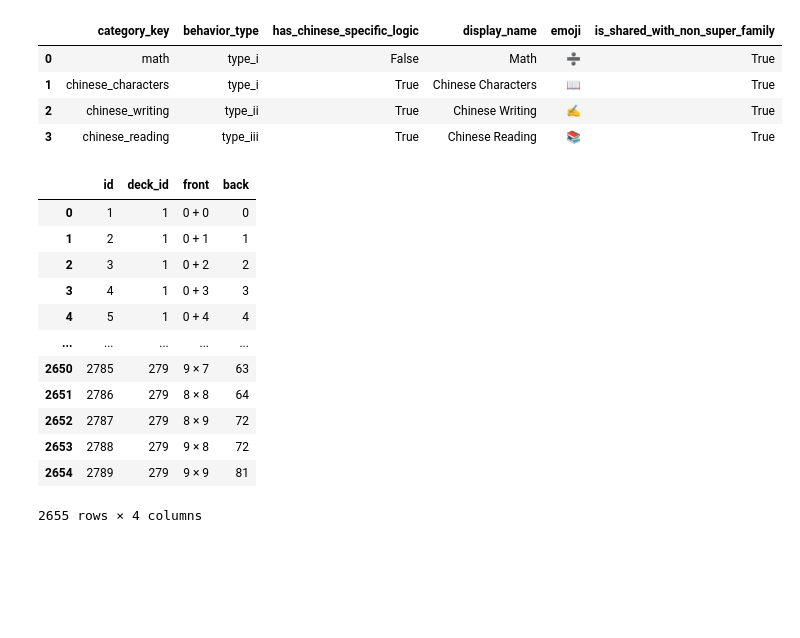
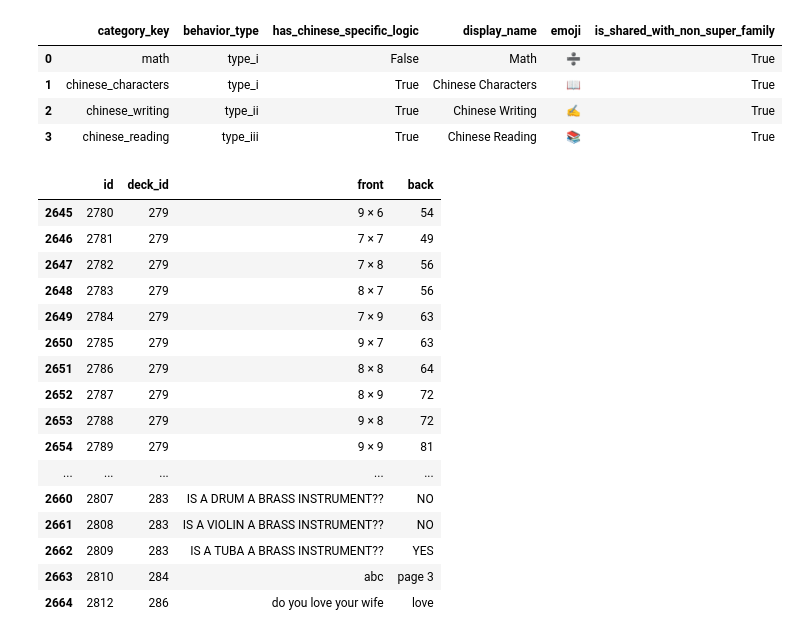
Before and after one commit to cjiangts/kids_chores, a Jupyter notebook: debug.ipynb, the cells around one changed output. Cells and saved outputs as stored; diff of their text form; code cells hidden in the pictures; blank space fills up the shorter version.

```diff
--- a/debug.ipynb
+++ b/debug.ipynb
@@ -243,21 +243,25 @@ shared_dfs['deck_category']
 | 2 | chinese_writing | type_ii | True | Chinese Writing | ✍️ | True |
 | 3 | chinese_reading | type_iii | True | Chinese Reading | 📚 | True |
 # %%
-shared_dfs['cards']
+shared_dfs['cards'].tail(20)
 # %% [output]
 |  | id | deck_id | front | back |
-| 0 | 1 | 1 | 0 + 0 | 0 |
-| 1 | 2 | 1 | 0 + 1 | 1 |
-| 2 | 3 | 1 | 0 + 2 | 2 |
-| 3 | 4 | 1 | 0 + 3 | 3 |
-| 4 | 5 | 1 | 0 + 4 | 4 |
-| ... | ... | ... | ... | ... |
+| 2645 | 2780 | 279 | 9 × 6 | 54 |
+| 2646 | 2781 | 279 | 7 × 7 | 49 |
+| 2647 | 2782 | 279 | 7 × 8 | 56 |
+| 2648 | 2783 | 279 | 8 × 7 | 56 |
+| 2649 | 2784 | 279 | 7 × 9 | 63 |
 | 2650 | 2785 | 279 | 9 × 7 | 63 |
 | 2651 | 2786 | 279 | 8 × 8 | 64 |
 | 2652 | 2787 | 279 | 8 × 9 | 72 |
 | 2653 | 2788 | 279 | 9 × 8 | 72 |
 | 2654 | 2789 | 279 | 9 × 9 | 81 |
+| ... | ... | ... | ... | ... |
+| 2660 | 2807 | 283 | IS A DRUM A BRASS INSTRUMENT?? | NO |
+| 2661 | 2808 | 283 | IS A VIOLIN A BRASS INSTRUMENT?? | NO |
+| 2662 | 2809 | 283 | IS A TUBA A BRASS INSTRUMENT?? | YES |
+| 2663 | 2810 | 284 | abc | page 3 |
+| 2664 | 2812 | 286 | do you love your wife | love |
-2655 rows × 4 columns
 # %%
 shared_dfs['deck']
 # %% [output]
```
Also changed, not shown: parts of 2 cells of this notebook, 11 other files.
